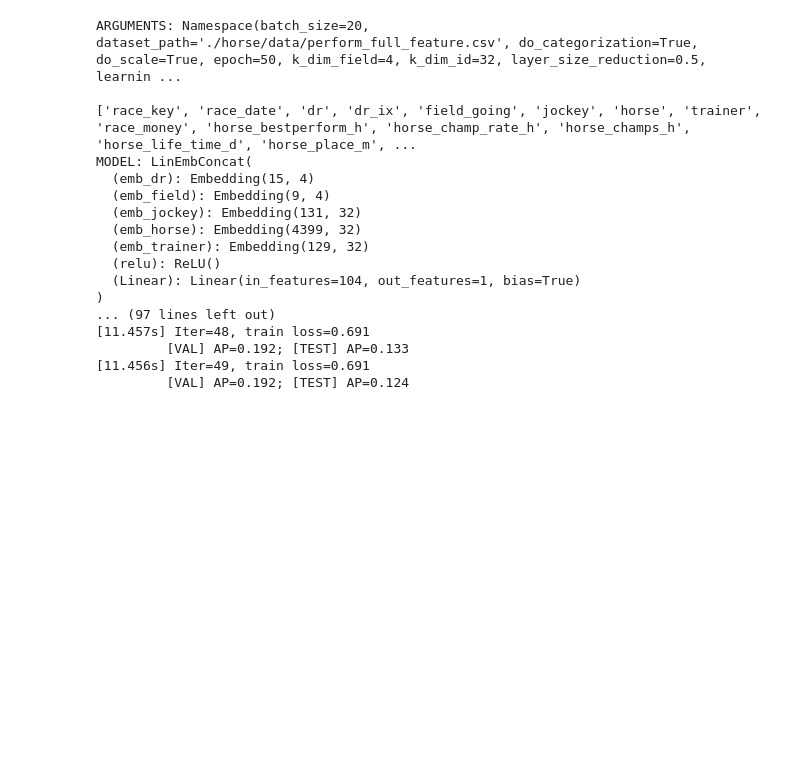
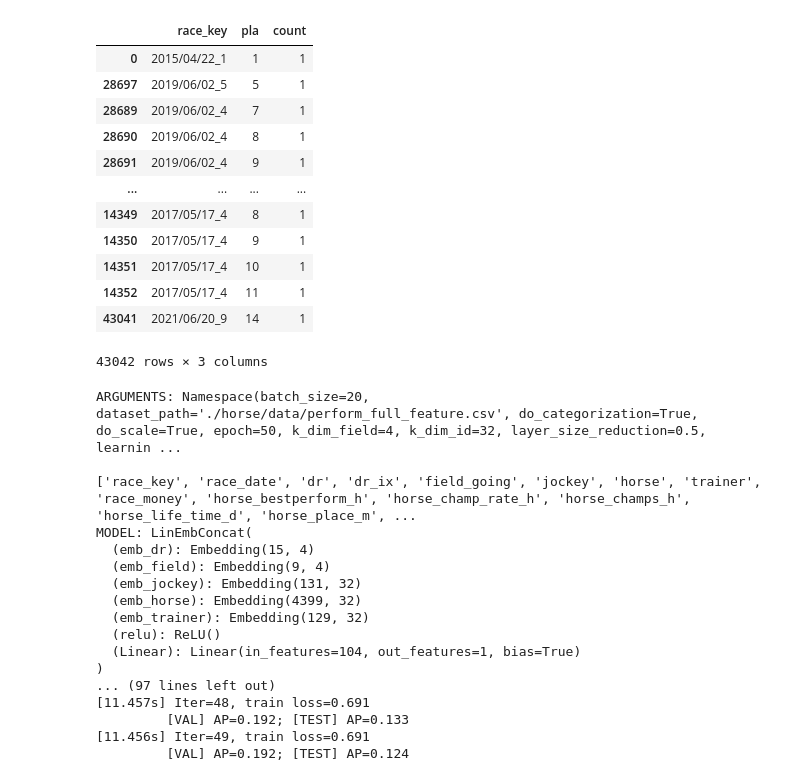
Before and after one commit to FanDazz/hkjc_race_ranking, a Jupyter notebook: 06_dl_example.ipynb, the cells around one changed output. Drawn from its saved outputs; the diff is of its cells as text; code cells hidden in the pictures; blank space fills up the shorter version.

```diff
--- a/06_dl_example.ipynb
+++ b/06_dl_example.ipynb
@@ -1,3 +105,20 @@
+# %%
+
+new_train.groupby(['race_key', 'pla']).size().to_frame().reset_index().rename({0:'count'}, axis=1).sort_values(by='count', ascending=False)
+# %% [output]
+|  | race_key | pla | count |
+| 0 | 2015/04/22_1 | 1 | 1 |
+| 28697 | 2019/06/02_5 | 5 | 1 |
+| 28689 | 2019/06/02_4 | 7 | 1 |
+| 28690 | 2019/06/02_4 | 8 | 1 |
+| 28691 | 2019/06/02_4 | 9 | 1 |
+| ... | ... | ... | ... |
+| 14349 | 2017/05/17_4 | 8 | 1 |
+| 14350 | 2017/05/17_4 | 9 | 1 |
+| 14351 | 2017/05/17_4 | 10 | 1 |
+| 14352 | 2017/05/17_4 | 11 | 1 |
+| 43041 | 2021/06/20_9 | 14 | 1 |
+43042 rows × 3 columns
 # %%
 !python ./horse/train.py --model_name LinEmbConcat --k_dim_field 4 --k_dim_id 32 --epoch 50 --batch_size 20 --learning_rate 0.01 --weight_decay 0.0001
 # %% [output]
```
Also changed, not shown: parts of 4 cells of this notebook, 4 other files.
